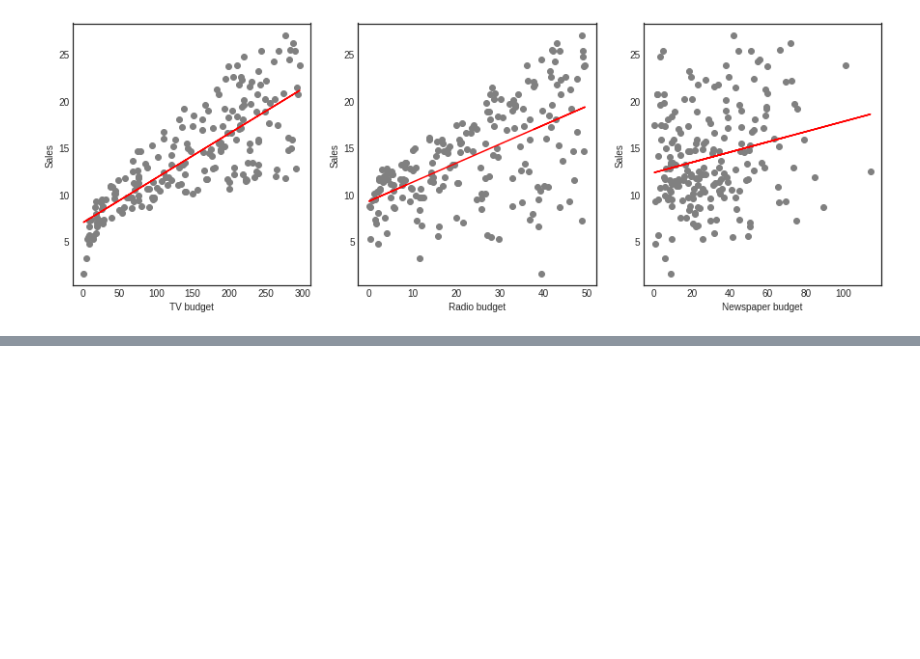
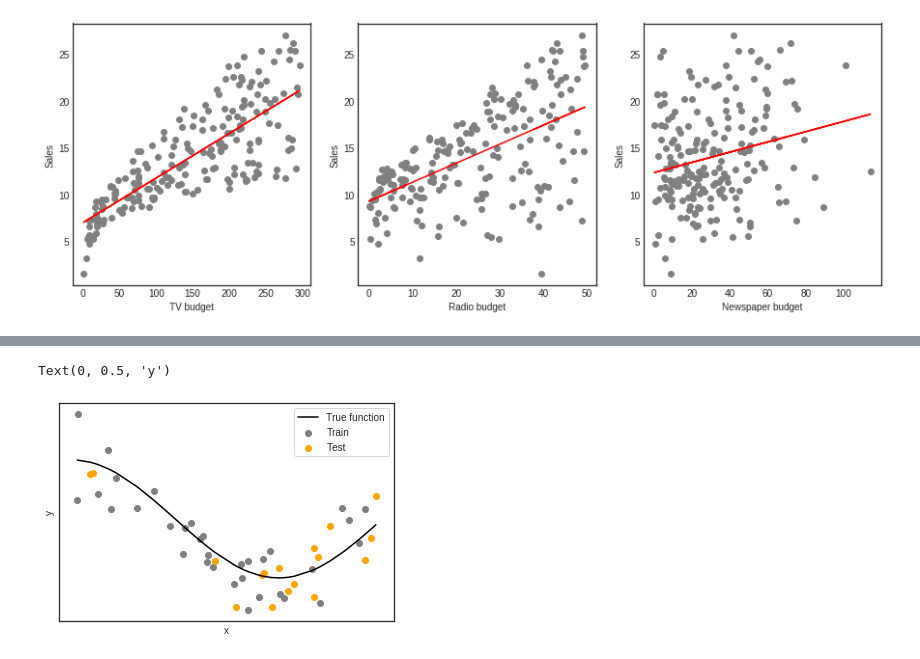
Before and after one commit to steidani/statistical_learning, a Jupyter notebook: notebooks/Chap2_statistical_learning.ipynb, the cells around one changed output, grey strips where cells are left out. Cells and saved outputs as stored; diff of their text form; code cells hidden in the pictures; blank space fills up the shorter version.

```diff
--- a/notebooks/Chap2_statistical_learning.ipynb
+++ b/notebooks/Chap2_statistical_learning.ipynb
@@ -80,0 +112,29 @@ $\epsilon$ - Error
+# %%
+# =======
+# create data set with random error
+np.random.seed(0)
+n_samples = 50
+x = np.sort(np.random.rand(n_samples)).reshape(-1, 1)
+error = np.random.randn(n_samples, 1) * 0.4
+
+# the true function that we want to approximate, which is a part of the cosine function.
+true_fun = lambda x: np.cos(1.5 * np.pi * x)
+y = true_fun(x) + error
+# %%
+# Dividing data into train and validation datasets and plot it
+# =======
+
+x_train, x_test, y_train, y_test = train_test_split(x, y, test_size=0.33, random_state = 1)
+
+# plot training and test data
+fig, ax = plt.subplots()
+plt.setp(ax, xticks=(), yticks=())
+ax.scatter(x_train,y_train, c='gray', label='Train')
+ax.scatter(x_test,y_test, c='orange', label='Test')
+plt.plot(x, true_fun(x), c='black', label="True function")
+ax.legend(frameon=True)
+plt.xlabel("x")
+plt.ylabel("y")
+# %% [output]
+Text(0, 0.5, 'y')
+[figure, added]
```
Also changed, not shown: parts of 7 cells of this notebook, 1 other file.
